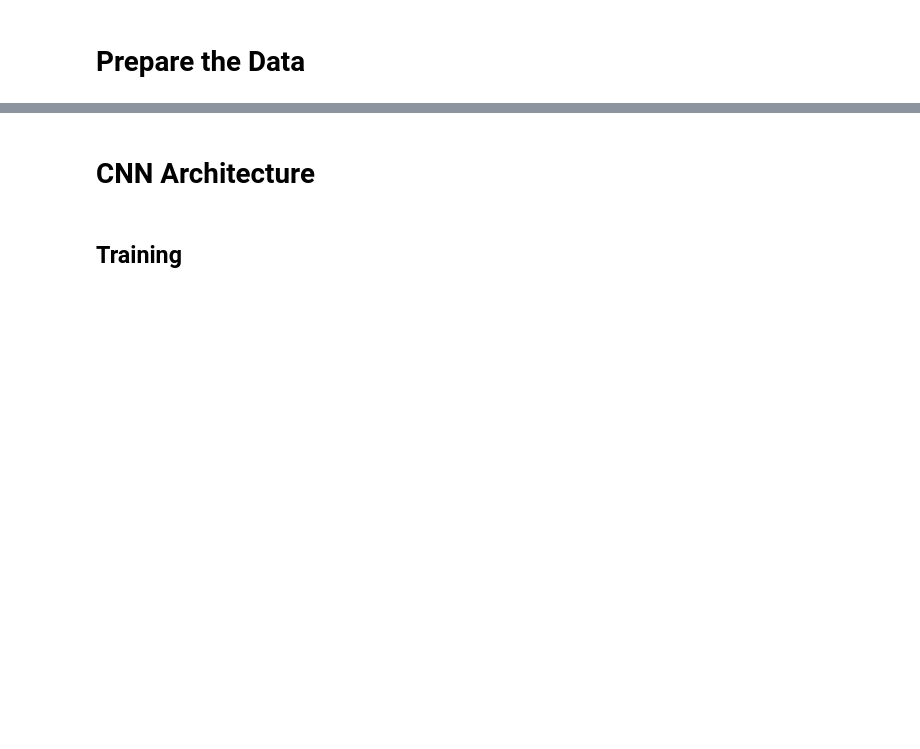
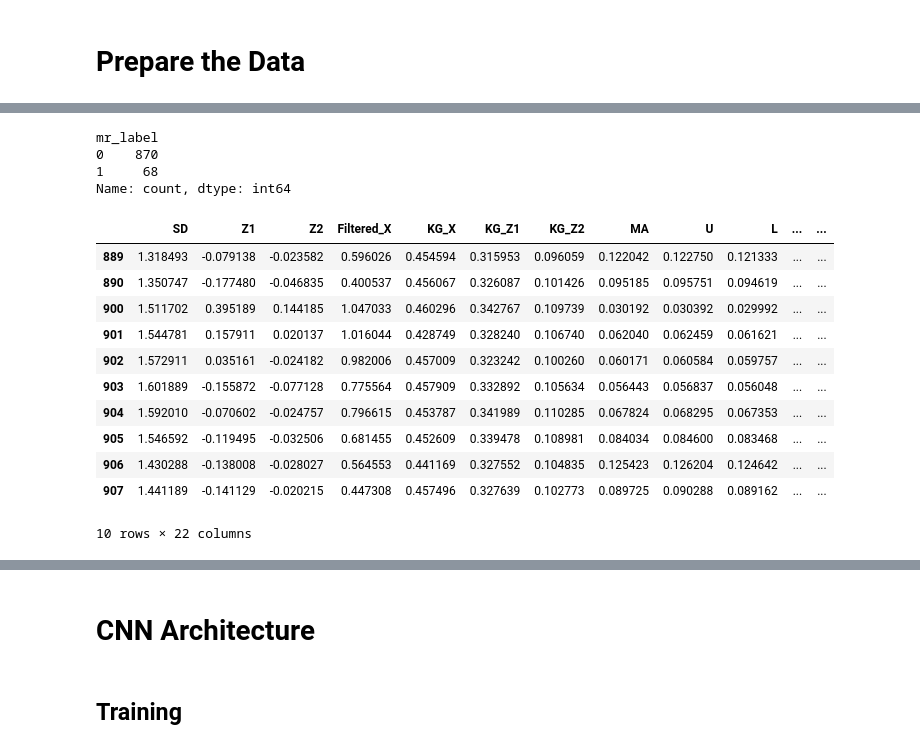
Before and after one commit to adamd1985/intra_day_futures_arb, a Jupyter notebook: cnn_algo.ipynb, the cells around one changed output, grey strips where cells are left out. Drawn from its saved outputs; the diff is of its cells as text; code cells hidden in the pictures; blank space fills up the shorter version.

```diff
--- a/cnn_algo.ipynb
+++ b/cnn_algo.ipynb
@@ -67,11 +71,6 @@ try:
   tf.tpu.experimental.initialize_tpu_system(tpu)
   strategy = tf.distribute.TPUStrategy(tpu)
 except Exception as e:
-  # Not an exception, just no TPUs available, GPU is fallback
-  # https://www.tensorflow.org/guide/mixed_precision
-  print(e)
-  policy = mixed_precision.Policy('mixed_float16')
-  mixed_precision.set_global_policy(policy)
   gpus = tf.config.experimental.list_physical_devices('GPU')
   if len(gpus) > 0:
     try:
@@ -185 +251,26 @@ np.shape(train_agri_ts)
+# %%
+FEATURES = KF_COLS + BB_COLS + MOM_COLS + StockFeatExt.list
+
+sample = val_agri_ts[0]
+print(sample[META_LABEL].value_counts())
+
+sampled_pattenrs = sample[sample[META_LABEL] > 0]
+sampled_pattenrs[FEATURES + [META_LABEL, "Ret"]].tail(10)
+# %% [output]
+mr_label
+0    870
+1     68
+Name: count, dtype: int64
+|  | SD | Z1 | Z2 | Filtered_X | KG_X | KG_Z1 | KG_Z2 | MA | U | L | ... | ... |
+| 889 | 1.318493 | -0.079138 | -0.023582 | 0.596026 | 0.454594 | 0.315953 | 0.096059 | 0.122042 | 0.122750 | 0.121333 | ... | ... |
+| 890 | 1.350747 | -0.177480 | -0.046835 | 0.400537 | 0.456067 | 0.326087 | 0.101426 | 0.095185 | 0.095751 | 0.094619 | ... | ... |
+| 900 | 1.511702 | 0.395189 | 0.144185 | 1.047033 | 0.460296 | 0.342767 | 0.109739 | 0.030192 | 0.030392 | 0.029992 | ... | ... |
+| 901 | 1.544781 | 0.157911 | 0.020137 | 1.016044 | 0.428749 | 0.328240 | 0.106740 | 0.062040 | 0.062459 | 0.061621 | ... | ... |
+| 902 | 1.572911 | 0.035161 | -0.024182 | 0.982006 | 0.457009 | 0.323242 | 0.100260 | 0.060171 | 0.060584 | 0.059757 | ... | ... |
+| 903 | 1.601889 | -0.155872 | -0.077128 | 0.775564 | 0.457909 | 0.332892 | 0.105634 | 0.056443 | 0.056837 | 0.056048 | ... | ... |
+| 904 | 1.592010 | -0.070602 | -0.024757 | 0.796615 | 0.453787 | 0.341989 | 0.110285 | 0.067824 | 0.068295 | 0.067353 | ... | ... |
+| 905 | 1.546592 | -0.119495 | -0.032506 | 0.681455 | 0.452609 | 0.339478 | 0.108981 | 0.084034 | 0.084600 | 0.083468 | ... | ... |
+| 906 | 1.430288 | -0.138008 | -0.028027 | 0.564553 | 0.441169 | 0.327552 | 0.104835 | 0.125423 | 0.126204 | 0.124642 | ... | ... |
+| 907 | 1.441189 | -0.141129 | -0.020215 | 0.447308 | 0.457496 | 0.327639 | 0.102773 | 0.089725 | 0.090288 | 0.089162 | ... | ... |
+10 rows × 22 columns
 # %%
```
Also changed, not shown: parts of 15 cells of this notebook, 1 other file.
